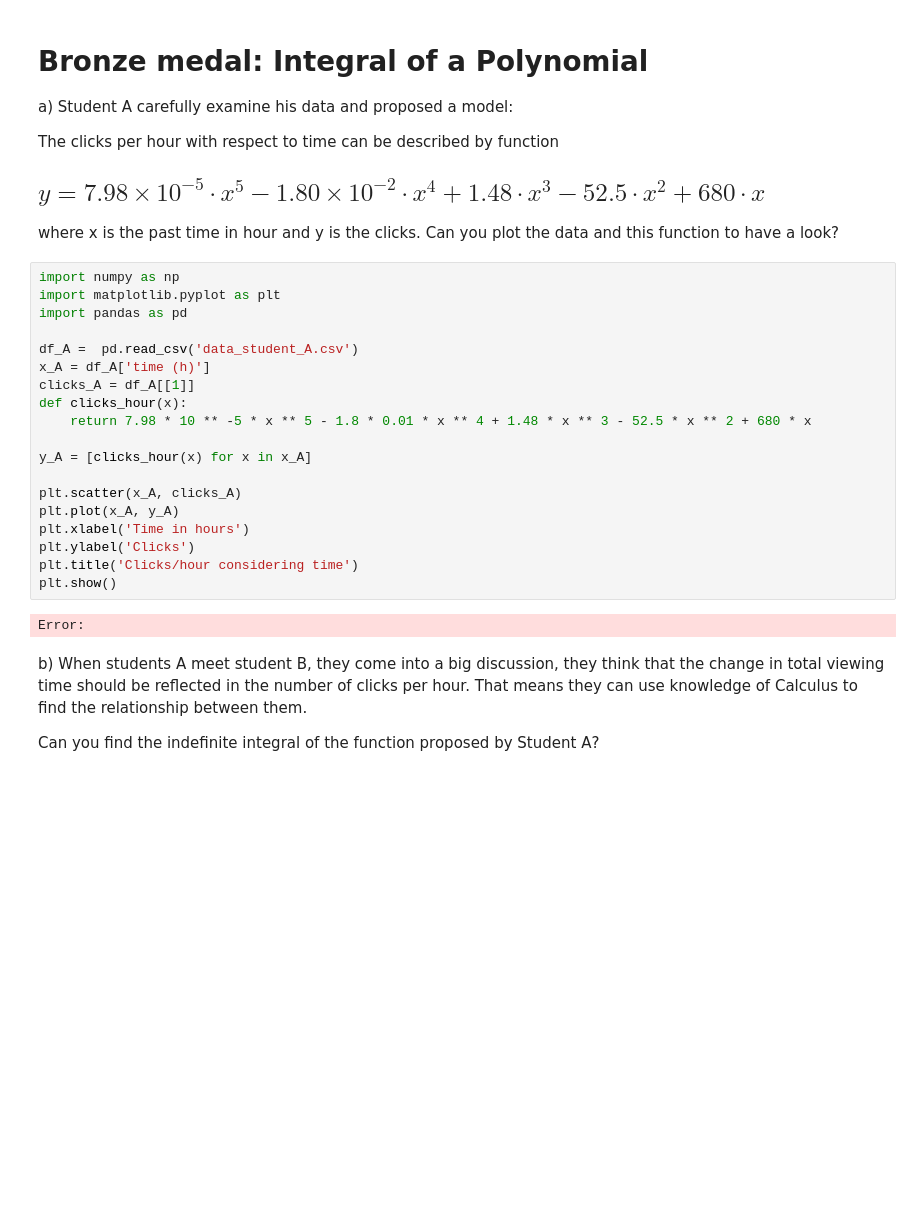
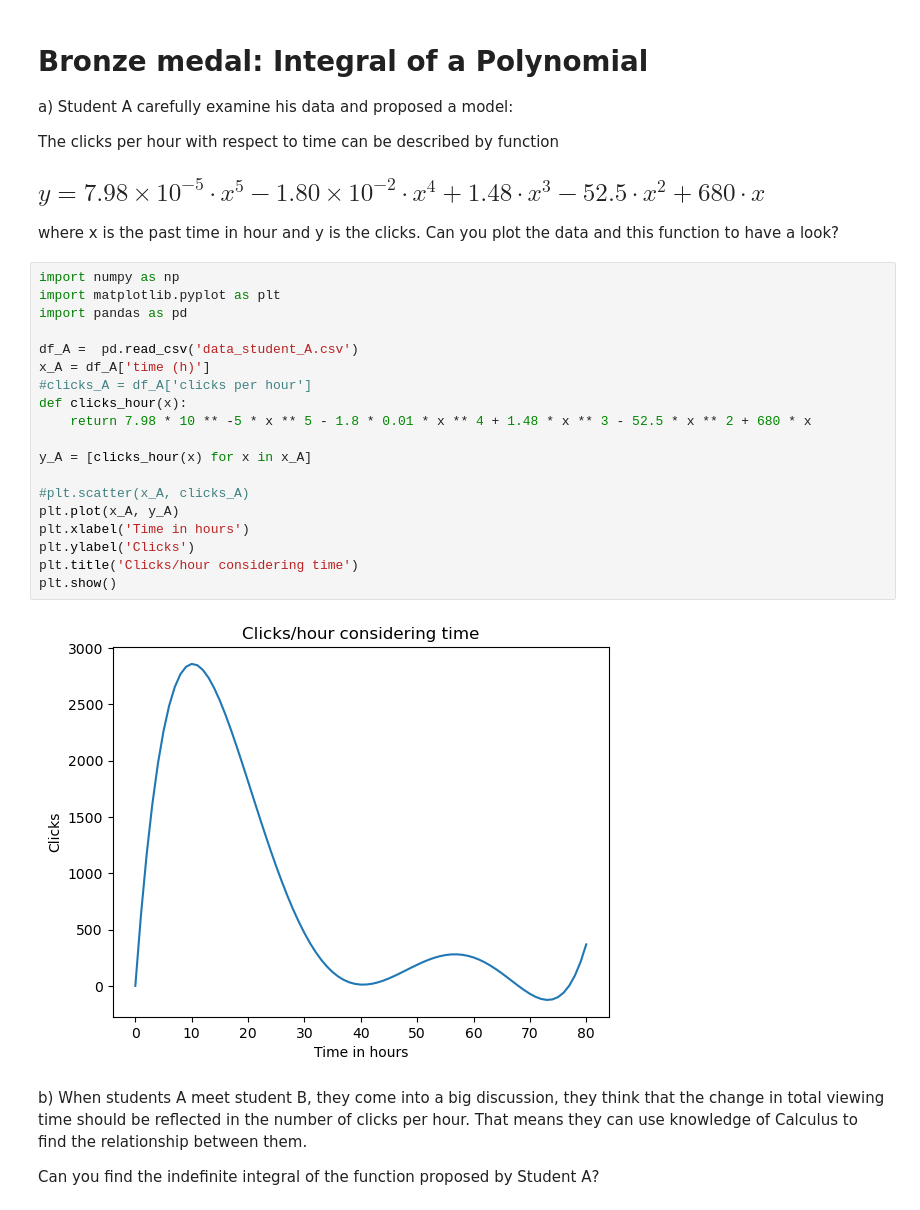
Before and after one commit to damarisparasca/computational-thinking-week-individual-14157365, a Jupyter notebook: challenge_calculus/Review_Calculus.ipynb, the cells around one changed output. Saved outputs shown, nothing was run; the diff lists cells and outputs as text; blank space fills up the shorter version.

```diff
--- a/challenge_calculus/Review_Calculus.ipynb
+++ b/challenge_calculus/Review_Calculus.ipynb
@@ -70,24 +70,24 @@ where x is the past time in hour and y is the clicks. Can you plot the data and
 # %%
 import numpy as np
 import matplotlib.pyplot as plt
 import pandas as pd
 
 df_A =  pd.read_csv('data_student_A.csv')
 x_A = df_A['time (h)']
-clicks_A = df_A[[1]]
+#clicks_A = df_A['clicks per hour']
 def clicks_hour(x):
     return 7.98 * 10 ** -5 * x ** 5 - 1.8 * 0.01 * x ** 4 + 1.48 * x ** 3 - 52.5 * x ** 2 + 680 * x
 
 y_A = [clicks_hour(x) for x in x_A]
 
-plt.scatter(x_A, clicks_A)
+#plt.scatter(x_A, clicks_A)
 plt.plot(x_A, y_A)
 plt.xlabel('Time in hours')
 plt.ylabel('Clicks')
 plt.title('Clicks/hour considering time')
 plt.show()
 # %% [output]
-Error:
+[figure, added]
 # %% [markdown]
 b) When students A meet student B, they come into a big discussion, they think that the change in total viewing time should be reflected in the number of clicks per hour. That means they can use knowledge of Calculus to find the relationship between them.
 
```
Also changed, not shown: 1 other file.
